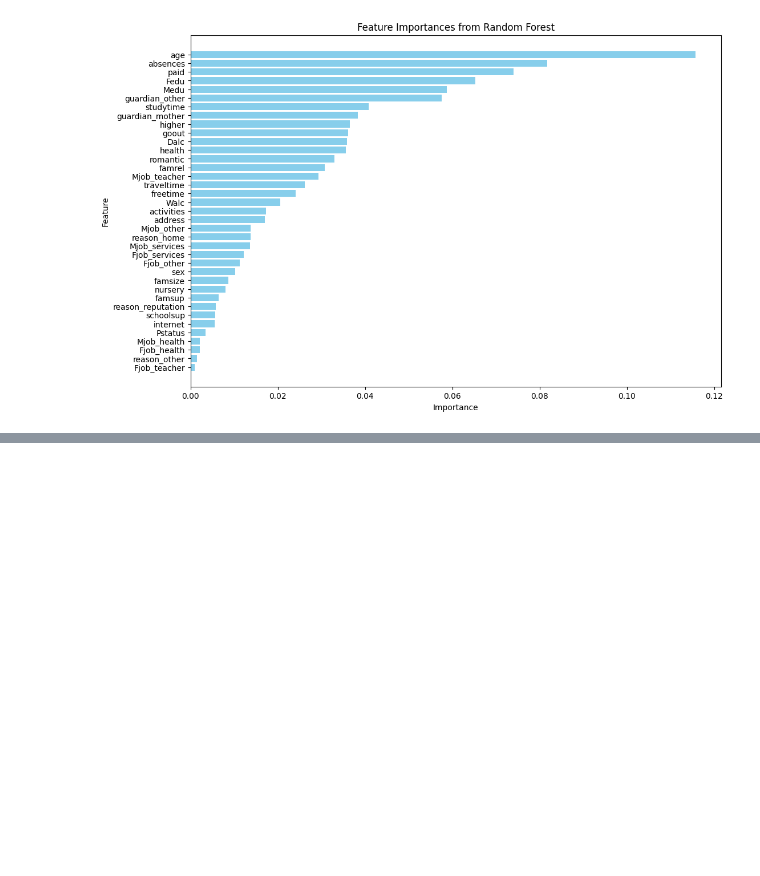
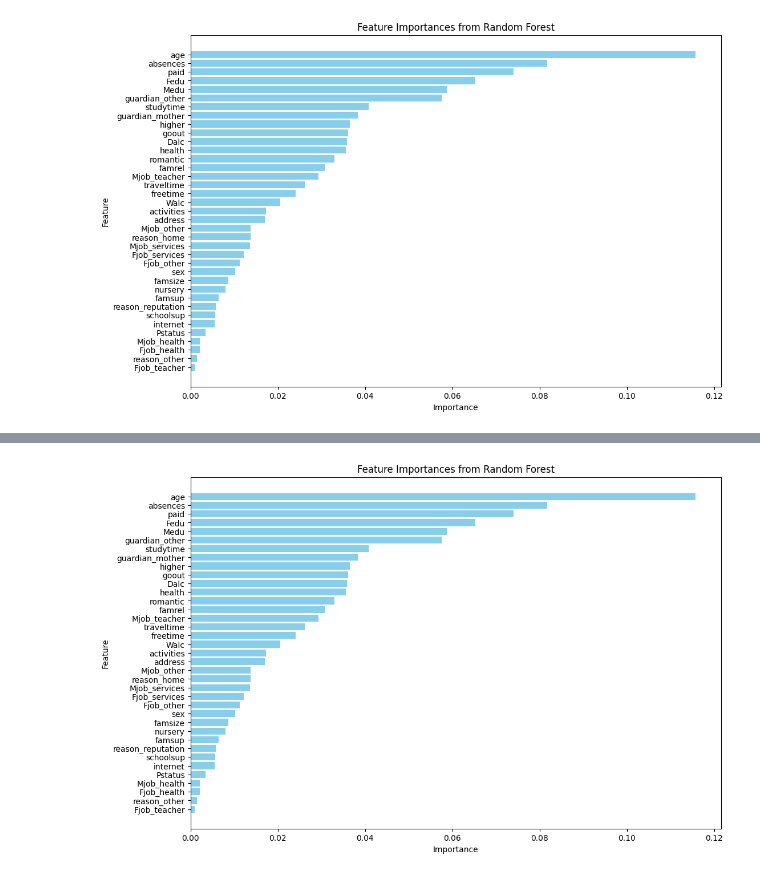
Before and after one commit to Xninety-nine/Capstone_2_Student_data, a Jupyter notebook: Machine_Learning.ipynb, the cells around one changed output, grey strips where cells are left out. Drawn from its saved outputs; the diff is of its cells as text; code cells hidden in the pictures; blank space fills up the shorter version.

```diff
--- a/Machine_Learning.ipynb
+++ b/Machine_Learning.ipynb
@@ -867,13 +869,0 @@ plt.show()
-# %%
-import xgboost as xgb
-
-# Initialize
-xgb_model = xgb.XGBClassifier(scale_pos_weight=5, max_depth=5, n_estimators=100, random_state=22)
-
-# Train
-xgb_model.fit(X_train, y_train)
-
-# Predict and evaluate
-y_pred_xgb = xgb_model.predict(X_test)
-print("Classification Report (XGBoost):")
-print(classification_report(y_test, y_pred_xgb))
@@ -879,0 +901,23 @@ print(classification_report(y_test, y_pred_xgb))
+# %%
+# Extract feature importances
+feature_importances = best_rf_model.feature_importances_
+
+# Create a DataFrame for better visualization
+importances_df = pd.DataFrame({
+    'Feature': X_train.columns,
+    'Importance': feature_importances
+})
+
+# Sort the DataFrame by importance
+importances_df = importances_df.sort_values(by='Importance', ascending=False)
+
+# Plot the feature importances
+plt.figure(figsize=(12, 8))
+plt.barh(importances_df['Feature'], importances_df['Importance'], color='skyblue')
+plt.gca().invert_yaxis()  # Highest importance on top
+plt.title("Feature Importances from Random Forest")
+plt.xlabel("Importance")
+plt.ylabel("Feature")
+plt.show()
+# %% [output]
+[figure, added]
```
Also changed, not shown: parts of 16 cells of this notebook.
